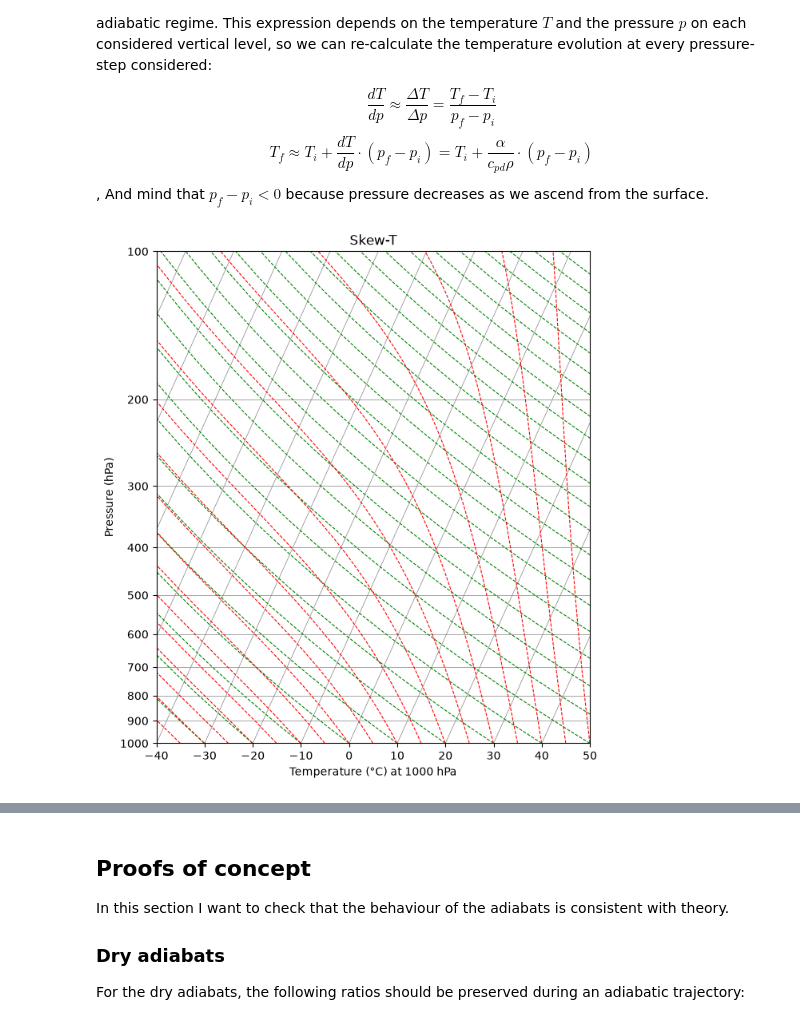
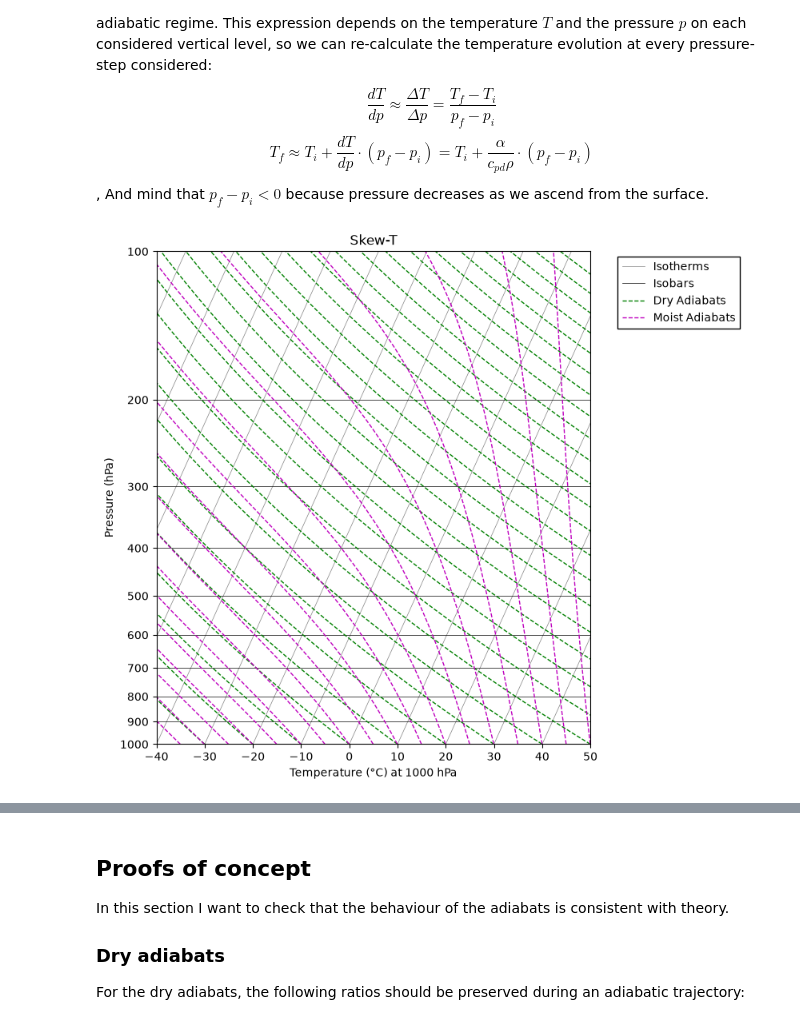
Before and after one commit to Chely-beep/METR5003, a Jupyter notebook: lab_3.ipynb, the cells around one changed output, grey strips where cells are left out. Cells and saved outputs as stored; diff of their text form; code cells hidden in the pictures.

Commit message:
Proper legends + sounding description

```diff
--- a/lab_3.ipynb
+++ b/lab_3.ipynb
@@ -108,26 +108,47 @@ ax.set_ylim(1000, 100) # In hPa
 ax.set_xlim(-40, 50) # In Celsius
 
 # Isotherms
+i=0
+label_IT=""
 for T0 in temp_IT:
-
+    if i==0:
+        label_IT="Isotherms"
+    else:
+        label_IT="_"
     T_sk = skewT(T0, pres, skew=-20)
 
     ax.plot(
         T_sk, pres,
         color="grey",
-        linewidth=0.5
+        linewidth=0.5,
+        label=label_IT
     )
+    i+=1
+# Isobars
+i=0
+label_IB=""
+for p in pres_guides:
+    if i==0:
+        label_IB="Isobars"
+    else:
+        label_IB="_"
 
-# Isobars
-for p in pres_guides:
     ax.axhline(
         p,
-        color="grey",
-        linewidth=0.5
+        color="black",
+        linewidth=0.5,
+        label=label_IB
     )
+    i+=1
 
 # Dry adiabats
+i=0
+label_DA=""
 for T0 in temp_DA:
+    if i==0:
+        label_DA="Dry Adiabats"
+    else:
+        label_DA="_"
 
     # Temperature along the dry adiabat
     T = pot_T(T0, pres)
@@ -139,10 +160,14 @@ for T0 in temp_DA:
         T_sk, pres,
         color="green",
         linestyle="--",
-        linewidth=0.8
+        linewidth=1,
+        label=label_DA
     )
+    i+=1
 
 # Moist adiabats
+i=0
+label_MA=""
 for T0 in temp_MA:
     T_MA=[] # Array that will be filled with the moist-adiabat evolution of a parcel starting at T0, p0
     for p0 in pres:
@@ -154,36 +179,44 @@ for T0 in temp_MA:
         dT_dp0=dT_dp(alpha0, rho0)
 
         Tf = T0 + dT_dp0 * (-100) # increment of 1 hPa is 100 Pa. Negative because p decreases w height!!!
         T_MA = np.append(T_MA, Tf) # for every level, we append the corresponding evolution of T
         T0 = Tf # We initialize the temperature for the next iteration
 
     # Transform into Skew-T
+    if i==0:
+        label_MA="Moist Adiabats"
+    else:
+        label_MA="_"
     T_sk = skewT(T_MA, pres, skew=-20)
     ax.plot(
             T_sk, pres,
             linestyle="--",
-            color="red",
-            linewidth=0.8)
+            color="m",
+            linewidth=1,
+            label=label_MA
+            )
+    i+=1
 
 # Saturtation vapour pressure
 #temp_SVP = np.arange(-40, 51, 1)
 #SVP = e_s(temp_SVP)
 #T_sk = skewT(temp_SVP, SVP, skew=-20)
 #ax.plot(temp_SVP, SVP, color=("black"))
 
 
     # Axis configuration
 ax.set_yticks(pres_guides)
 ax.set_yticklabels([str(p) for p in pres_guides]) # Use the same array as the isobars
 ax.minorticks_off()
+ax.legend(bbox_to_anchor=(1.05, 1), loc='upper left', fancybox=False, framealpha=1, edgecolor="black")
 
 ax.set_xlabel("Temperature (°C) at 1000 hPa")
 ax.set_ylabel("Pressure (hPa)")
 ax.set_title("Skew-T")
 
 plt.show()
 # %% [output]
-[figure, old version]
+[figure, new version]
 # %%
 import pandas as pd
 profile = pd.read_csv(r"C:\Users\celia\Documents\research\METR5003\00000086_thermo_profile.csv")
```
Also changed, not shown: parts of 3 cells of this notebook.
